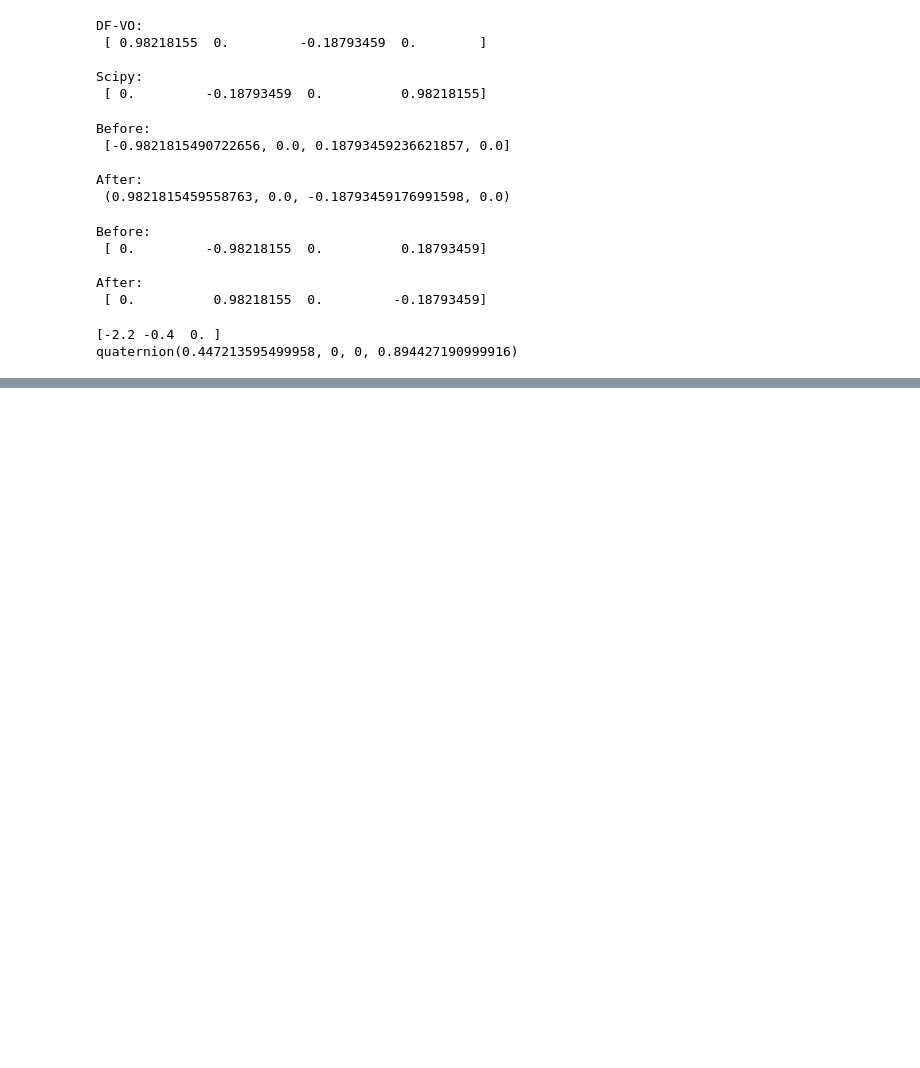
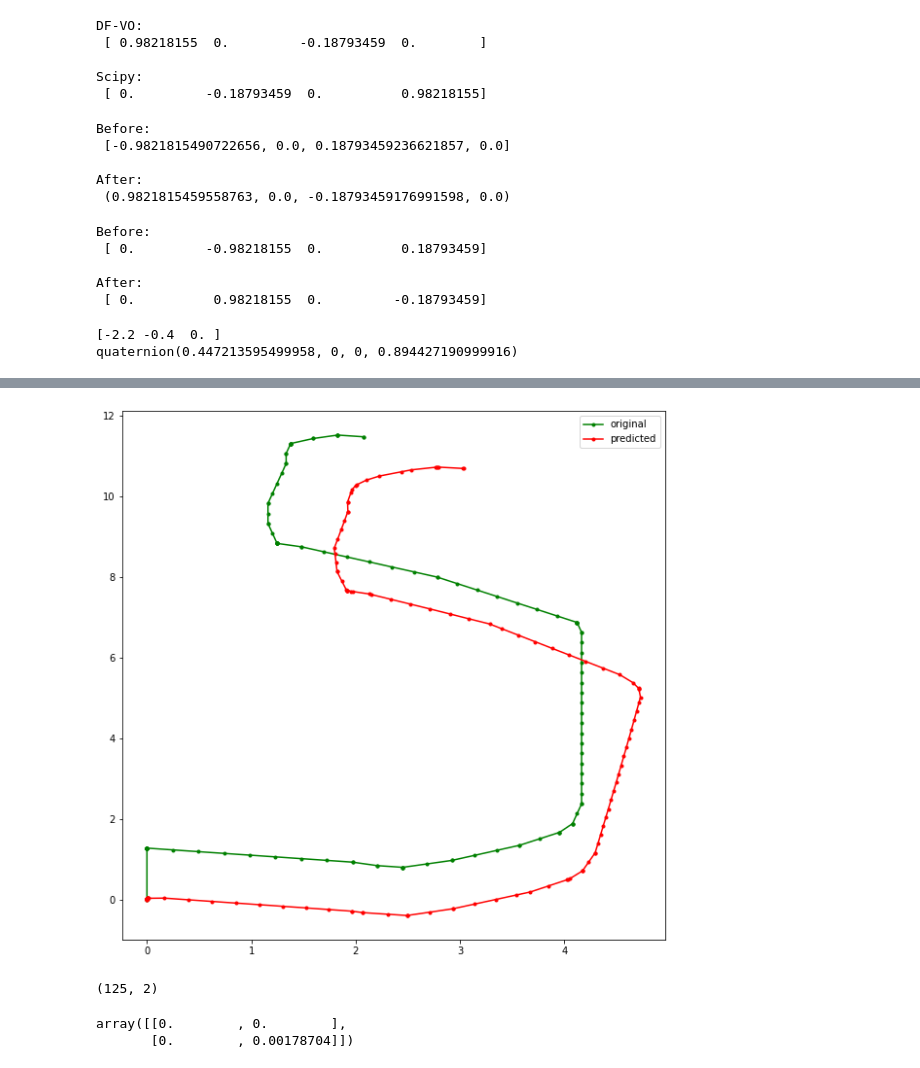
Before and after one commit to cog-isa/rl_navigation, a Jupyter notebook: image/root/naumov/pose_eval_test.ipynb, the cells around one changed output, grey strips where cells are left out. Cells and saved outputs as stored; diff of their text form; code cells hidden in the pictures; blank space fills up the shorter version.

```diff
--- a/image/root/naumov/pose_eval_test.ipynb
+++ b/image/root/naumov/pose_eval_test.ipynb
@@ -123,0 +180,23 @@ from pyquaternion import Quaternion
+# %%
+get_eul('/root/DF-VO/dataset/custom/34/groundtruth.txt', '/root/DF-VO/dataset/custom/34/groundtruth_v2.txt')
+get_eul('/root/DF-VO/results/34/34.txt', '/root/DF-VO/results/34/34_v2.txt')
+
+poss_or = get_traj('/root/DF-VO/dataset/custom/34/groundtruth_v2.txt')
+poss_pred = get_traj('/root/DF-VO/results/34/34_v2.txt', 10, True)
+
+fig, ax = plt.subplots(figsize=(10, 10))
+plt.plot(poss_or[:,0], poss_or[:,1], 'g.-', label='original')
+plt.plot(poss_pred[:,0], poss_pred[:,1], 'r.-', label='predicted')
+plt.legend()
+plt.show()
+# %% [output]
+[figure, added]
+# %%
+poss_pred.shape
+# %% [output]
+(125, 2)
+# %%
+poss_pred[:2]
+# %% [output]
+array([[0.        , 0.        ],
+       [0.        , 0.00178704]])
```
Also changed, not shown: parts of 16 cells of this notebook, 27 other files.
